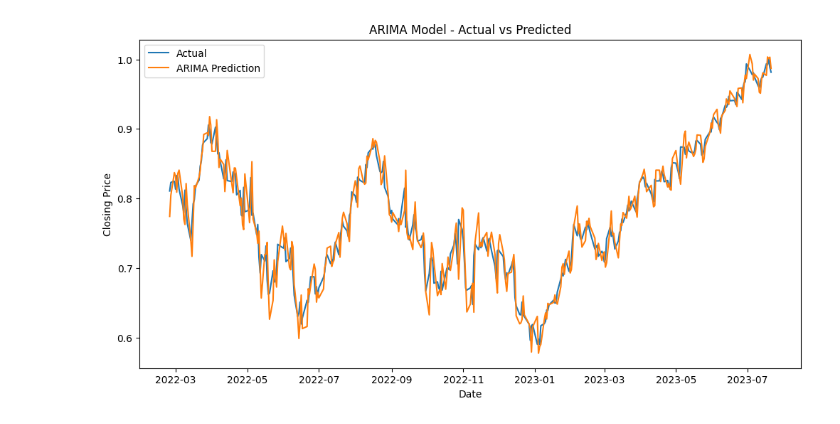
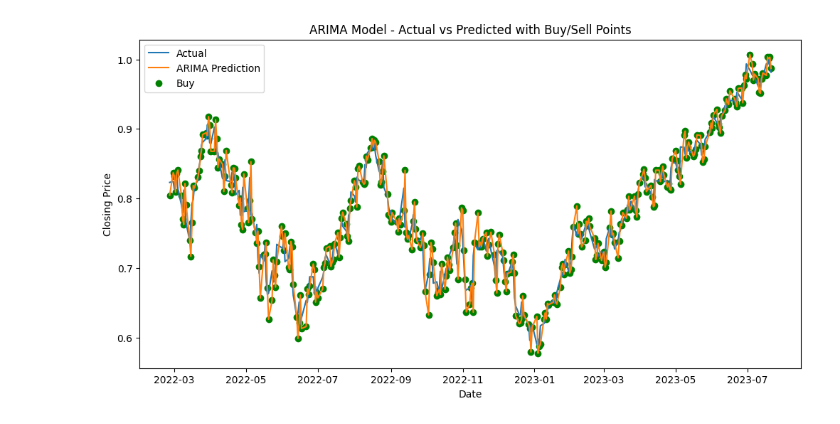
Before and after one commit to seigo07/RNN_Stock_Price_Prediction, a Jupyter notebook: src/arima.ipynb, the cells around one changed output. Drawn from its saved outputs; the diff is of its cells as text; code cells hidden in the pictures.

```diff
--- a/src/arima.ipynb
+++ b/src/arima.ipynb
@@ -65,54 +65,37 @@ print(f"R2: {arima_r2}")
 print(f"MAPE: {arima_mape:.2f}%")
 print(f"Theil U statistic : {arima_theil_u:.2f}")
 
+# Initialize variables for the trading strategy
+initial_balance = 1000  # Initial balance (USD)
+balance = initial_balance
+stocks = 0
+N = len(arima_predictions)
 
-# ... (previous code)
+# Implement the trading strategy
+for i in range(N):
+    if arima_predictions[i] > test_data[i]:  # Predicted price will rise
+        stocks_to_buy = int(balance / dataset['Close'][i + train_size])
+        stocks += stocks_to_buy
+        balance -= stocks_to_buy * dataset['Close'][i + train_size]
+    else:  # Predicted price will fall
+        balance += stocks * dataset['Close'][i + train_size]
+        stocks = 0
 
-# Decide whether to buy or sell the stock based on predicted price movements
-def decide_action_arima(predictions):
-    actions = []
-    for i in range(len(predictions) - 1):
-        if predictions[i + 1] > predictions[i]:
-            actions.append('buy')
-        else:
-            actions.append('sell')
-    return actions
+# Calculate profit or loss
+final_balance = balance + stocks * dataset['Close'][-1]
+profit_or_loss = final_balance - initial_balance
 
+print(f"Initial Balance: ${initial_balance}")
+print(f"Final Balance: ${final_balance:.2f}")
+print(f"Profit or Loss: ${profit_or_loss:.2f}")
 
-# Apply the ARIMA strategy
-arima_actions = decide_action_arima(arima_predictions)
-
-
-# Function to calculate profit or loss for ARIMA
-def calculate_profit_loss_arima(actions, test_data, data):
-    capital = 10000  # Starting capital
-    stock_units = 0
-    stock_price = 0
-    for i in range(len(actions)):
-        if actions[i] == 'buy':
-            stock_units = capital // data[train_size + i]
-            stock_price = data[train_size + i]
-            capital -= stock_units * stock_price
-        elif actions[i] == 'sell':
-            if stock_units > 0:
-                capital += stock_units * data[train_size + i]
-                stock_units = 0
-    if stock_units > 0:
-        capital += stock_units * data[train_size + len(actions) - 1]  # Sell remaining stocks at the last price
-    return capital
-
-
-# Calculate profit/loss for ARIMA model
-arima_N_time_steps = len(arima_actions)
-arima_profit_loss = calculate_profit_loss_arima(arima_actions, test_data, data)
-arima_profit_loss = float(arima_profit_loss)
-print(f"Profit/Loss after {arima_N_time_steps} time steps (ARIMA): ${arima_profit_loss:.2f}")
-
-# Plot the actual and ARIMA predicted values
+# Plot the actual and ARIMA predicted values with buy/sell points
 plt.figure(figsize=(12, 6))
 plt.plot(dataset.index[train_size:], test_data, label='Actual')
 plt.plot(dataset.index[train_size:], arima_predictions, label='ARIMA Prediction')
-plt.title('ARIMA Model - Actual vs Predicted')
+plt.scatter(dataset.index[train_size:], arima_predictions, marker='o', color='g',
+            label='Buy' if arima_predictions[-1] > test_data[-1] else 'Sell')
+plt.title('ARIMA Model - Actual vs Predicted with Buy/Sell Points')
 plt.xlabel('Date')
 plt.ylabel('Closing Price')
 plt.legend()
@@ -128 +113 @@ Profit/Loss after 352 time steps (ARIMA): $72.86
-[figure, old version]
+[figure, new version]
```
Also changed, not shown: parts of 1 cell of this notebook, 2 other files.
